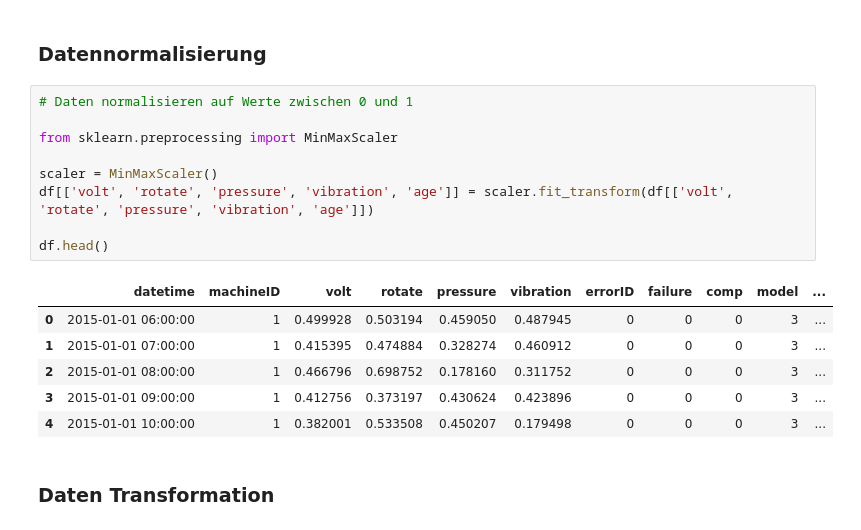
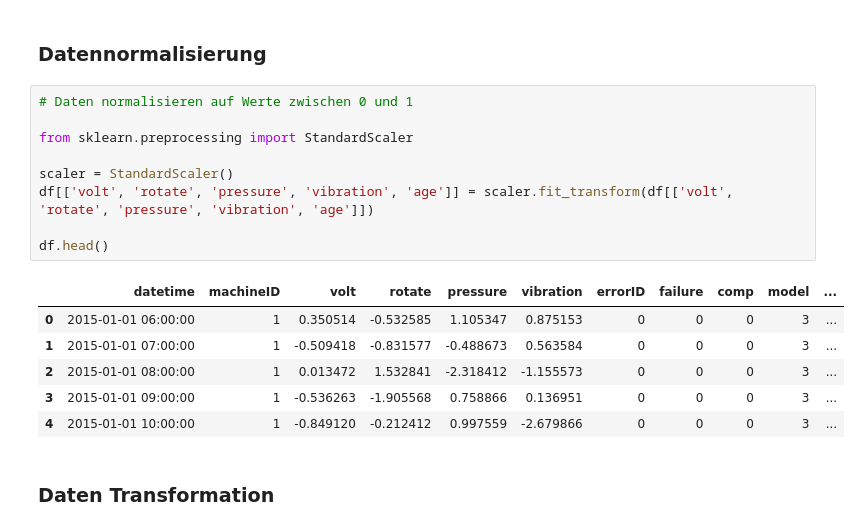
Before and after one commit to EnzoZacharias/DPM_Azure_Predictive_Maintenance, a Jupyter notebook: 3_Datenvorverarbeitung/Datenvorverarbeitung.ipynb, the cells around one changed output. Cells and saved outputs as stored; diff of their text form.

```diff
--- a/3_Datenvorverarbeitung/Datenvorverarbeitung.ipynb
+++ b/3_Datenvorverarbeitung/Datenvorverarbeitung.ipynb
@@ -186,19 +186,19 @@ Anzahl der Ausreißer (vibration):  11146
 # %%
 # Daten normalisieren auf Werte zwischen 0 und 1
 
-from sklearn.preprocessing import MinMaxScaler
+from sklearn.preprocessing import StandardScaler
 
-scaler = MinMaxScaler()
+scaler = StandardScaler()
 df[['volt', 'rotate', 'pressure', 'vibration', 'age']] = scaler.fit_transform(df[['volt', 'rotate', 'pressure', 'vibration', 'age']])
 
 df.head()
 # %% [output]
 |  | datetime | machineID | volt | rotate | pressure | vibration | errorID | failure | comp | model | ... |
-| 0 | 2015-01-01 06:00:00 | 1 | 0.499928 | 0.503194 | 0.459050 | 0.487945 | 0 | 0 | 0 | 3 | ... |
-| 1 | 2015-01-01 07:00:00 | 1 | 0.415395 | 0.474884 | 0.328274 | 0.460912 | 0 | 0 | 0 | 3 | ... |
-| 2 | 2015-01-01 08:00:00 | 1 | 0.466796 | 0.698752 | 0.178160 | 0.311752 | 0 | 0 | 0 | 3 | ... |
-| 3 | 2015-01-01 09:00:00 | 1 | 0.412756 | 0.373197 | 0.430624 | 0.423896 | 0 | 0 | 0 | 3 | ... |
-| 4 | 2015-01-01 10:00:00 | 1 | 0.382001 | 0.533508 | 0.450207 | 0.179498 | 0 | 0 | 0 | 3 | ... |
+| 0 | 2015-01-01 06:00:00 | 1 | 0.350514 | -0.532585 | 1.105347 | 0.875153 | 0 | 0 | 0 | 3 | ... |
+| 1 | 2015-01-01 07:00:00 | 1 | -0.509418 | -0.831577 | -0.488673 | 0.563584 | 0 | 0 | 0 | 3 | ... |
+| 2 | 2015-01-01 08:00:00 | 1 | 0.013472 | 1.532841 | -2.318412 | -1.155573 | 0 | 0 | 0 | 3 | ... |
+| 3 | 2015-01-01 09:00:00 | 1 | -0.536263 | -1.905568 | 0.758866 | 0.136951 | 0 | 0 | 0 | 3 | ... |
+| 4 | 2015-01-01 10:00:00 | 1 | -0.849120 | -0.212412 | 0.997559 | -2.679866 | 0 | 0 | 0 | 3 | ... |
 # %% [markdown]
 ### Daten Transformation
 # %%
```
Also changed, not shown: parts of 5 cells of this notebook, 1 other file.
